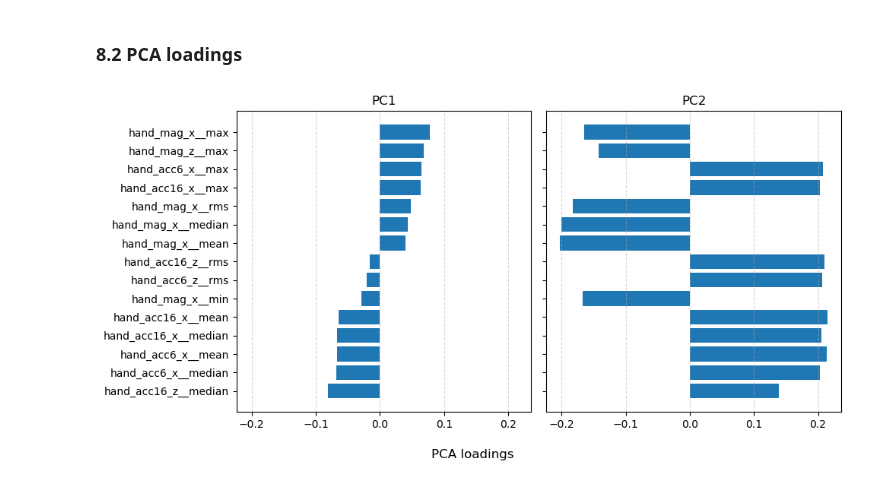
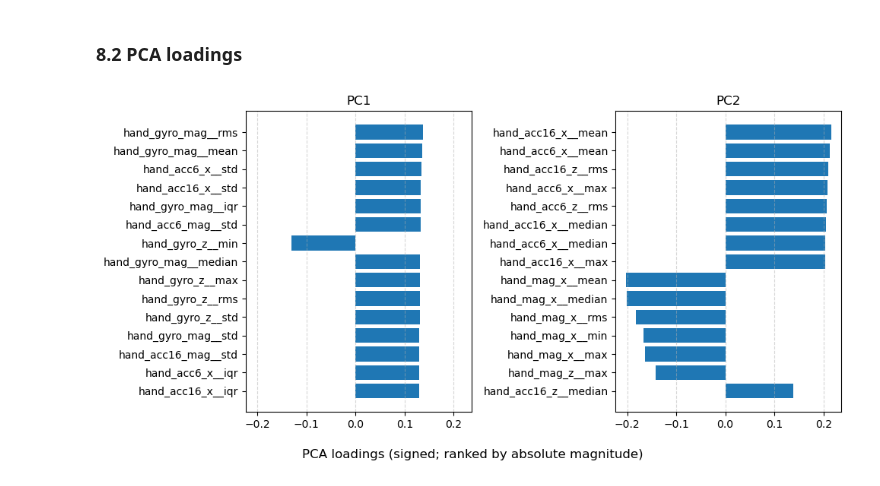
Before and after one commit to ChouaibB/wearables-ml-examples, a Jupyter notebook: notebooks/01_activity_recognition_from_wrist_imu_pamap2.ipynb, the cells around one changed output. Saved outputs shown, nothing was run; the diff lists cells and outputs as text; code cells hidden in the pictures.

Commit message:
re-did the PCA loadings -> ranked on abs loadings + wrap-up comments for now

```diff
--- a/notebooks/01_activity_recognition_from_wrist_imu_pamap2.ipynb
+++ b/notebooks/01_activity_recognition_from_wrist_imu_pamap2.ipynb
@@ -983,36 +983,34 @@ plt.show()
 # %%
 pca = pca_pipe.named_steps["pca"]
 
 pc1 = pd.Series(pca.components_[0], index=feature_names, name="pc1_loading")
 pc2 = pd.Series(pca.components_[1], index=feature_names, name="pc2_loading")
 
 top_n = 15
 
-# Pick top features by max absolute loading across PC1/PC2, then order by PC1
-rank = pd.concat([pc1.abs(), pc2.abs()], axis=1).max(axis=1)
-top_feats = rank.sort_values(ascending=False).head(top_n).index
+def top_by_abs(series, n):
+    top_idx = series.abs().sort_values(ascending=False).head(n).index
+    s = series.loc[top_idx]
+    # order by absolute magnitude (largest at bottom/top depending on sort), keep sign
+    return s.reindex(s.abs().sort_values().index)
 
-pc1_top = pc1.loc[top_feats]
-pc2_top = pc2.loc[top_feats]
+pc1_top = top_by_abs(pc1, top_n)
+pc2_top = top_by_abs(pc2, top_n)
 
-# Sort by PC1 values (shared y-axis order)
-order = pc1_top.sort_values().index
-pc1_top = pc1_top.loc[order]
-pc2_top = pc2_top.loc[order]
-
-fig, axes = plt.subplots(1, 2, figsize=(10, 5), sharey=True, sharex = True)
+fig, axes = plt.subplots(1, 2, figsize=(10, 5), sharex=True)
 
 axes[0].barh(pc1_top.index, pc1_top.values)
 axes[0].set_title("PC1")
 
 axes[1].barh(pc2_top.index, pc2_top.values)
 axes[1].set_title("PC2")
+
 for ax in axes:
     ax.grid(True, axis="x", linestyle="--", alpha=0.5)
 
-fig.supxlabel("PCA loadings")
+fig.supxlabel("PCA loadings (signed; ranked by absolute magnitude)")
 
 plt.tight_layout()
 plt.show()
 # %% [output]
-[figure, old version]
+[figure, new version]
```
Also changed, not shown: parts of 2 cells of this notebook.
